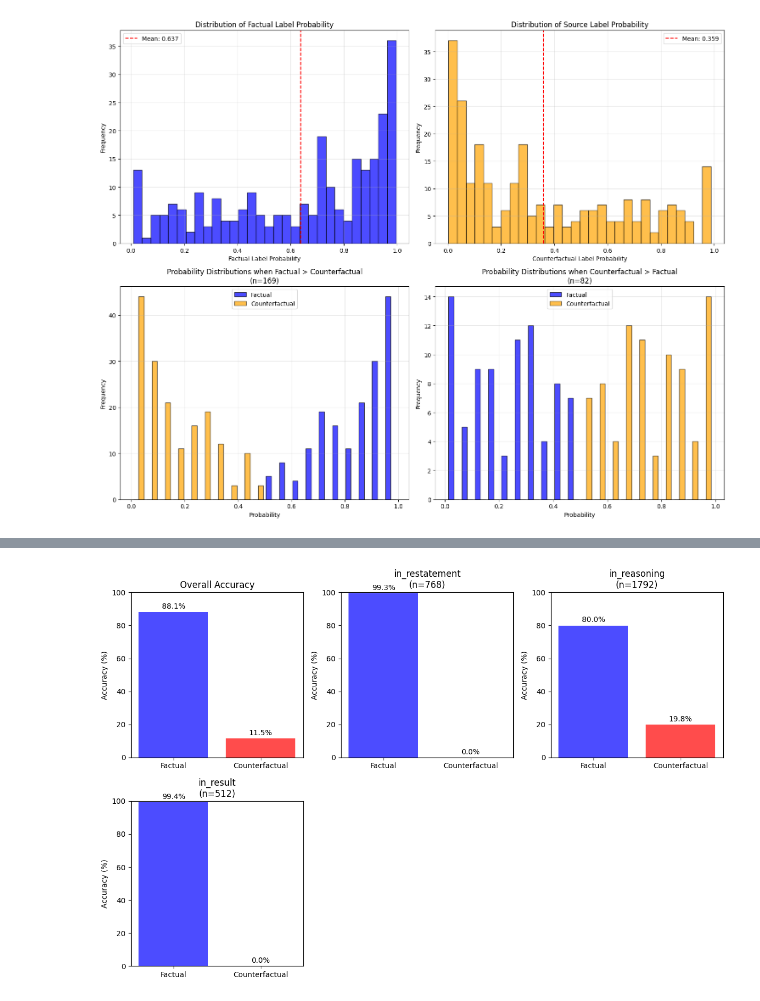
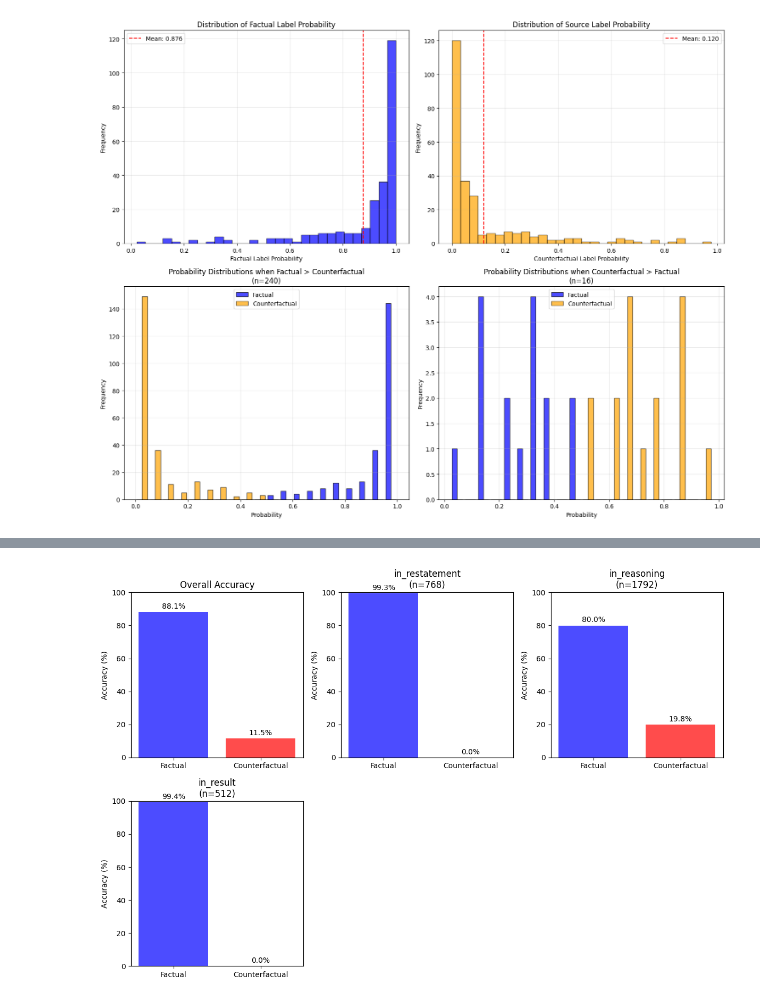
Before and after one commit to dkangbrown/arithmetic-reasoning-causality, a Jupyter notebook: experiments/visualize.ipynb, the cells around one changed output, grey strips where cells are left out. Drawn from its saved outputs; the diff is of its cells as text; code cells hidden in the pictures.

```diff
--- a/experiments/visualize.ipynb
+++ b/experiments/visualize.ipynb
@@ -8,8 +8,8 @@ sys.path.append("../src")
 from _visualization import *
 import _mapping
 # %%
-probability_filepath = "../experiments/activation_intervention/output/GPT-OSS/result_unfaithful_source/h_pre_result_all_layers_user_question_and_restatement.csv"
+probability_filepath = "../experiments/activation_intervention/output/GPT-OSS/frozen_attention_result_unfaithful_source/h_pre_result_final_sum.csv"
 plot_probability_distributions(probability_filepath)
 # %% [output]
-[figure, old version]
+[figure, new version]
 # %%
```
Also changed, not shown: parts of 2 cells of this notebook, 10 other files.
